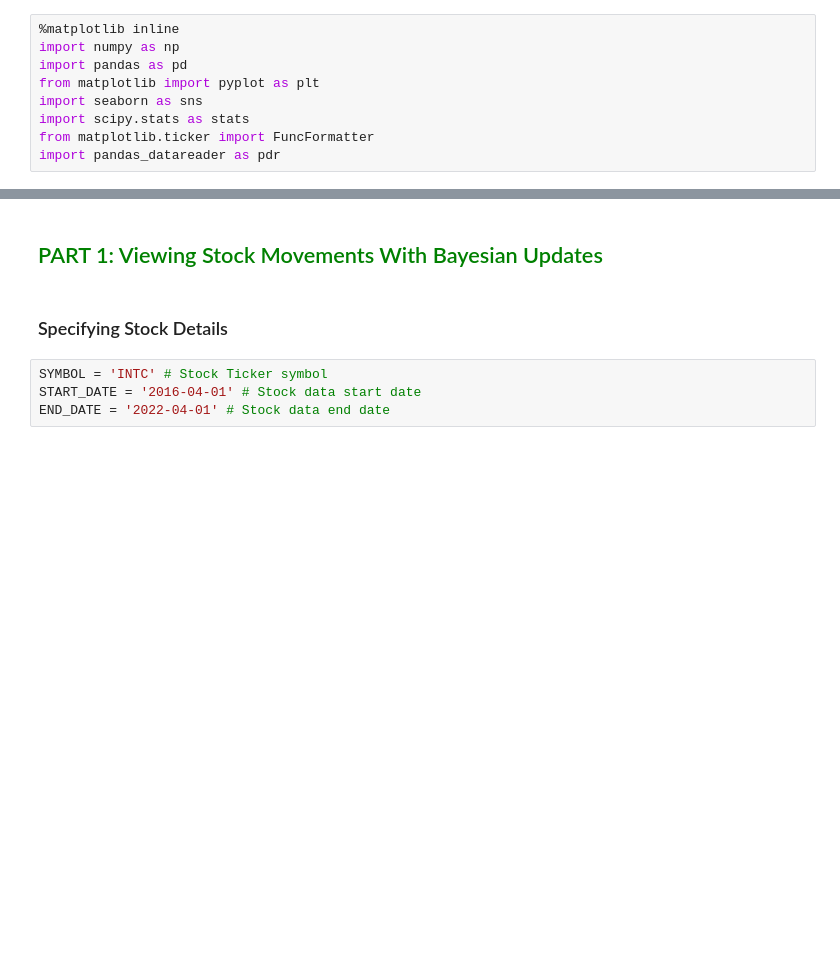
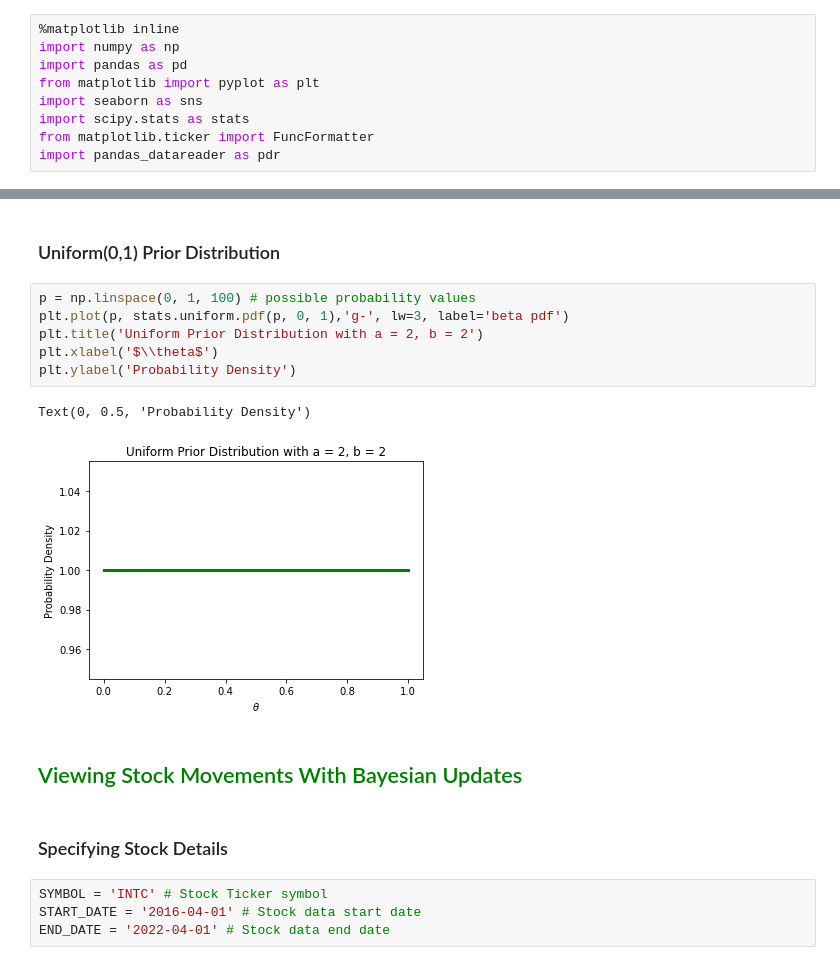
Before and after one commit to lykjohn/UChicago-Summer-Session-2022, a Jupyter notebook: Week1/Bayesian_ML.ipynb, the cells around one changed output, grey strips where cells are left out. Saved outputs shown, nothing was run; the diff lists cells and outputs as text; blank space fills up the shorter version.

```diff
--- a/Week1/Bayesian_ML.ipynb
+++ b/Week1/Bayesian_ML.ipynb
@@ -16,7 +29,18 @@ import pandas_datareader as pdr
+# %% [markdown]
+<h3> Uniform(0,1) Prior Distribution </h3>
+# %%
+p = np.linspace(0, 1, 100) # possible probability values
+plt.plot(p, stats.uniform.pdf(p, 0, 1),'g-', lw=3, label='beta pdf')
+plt.title('Uniform Prior Distribution with a = 2, b = 2')
+plt.xlabel('$\\theta$')
+plt.ylabel('Probability Density')
+# %% [output]
+Text(0, 0.5, 'Probability Density')
+[figure, added]
 # %% [markdown]
-<h2 style="color:Green;">PART 1: Viewing Stock Movements With Bayesian Updates</h2>
+<h2 style="color:Green;">Viewing Stock Movements With Bayesian Updates</h2>
 # %% [markdown]
-<h3> Specifying Stock Details</h3>
+<h3> Specifying Stock Details </h3>
 # %%
 SYMBOL = 'INTC' # Stock Ticker symbol
 START_DATE = '2016-04-01' # Stock data start date
```
Also changed, not shown: parts of 9 cells of this notebook, 4 other files.
